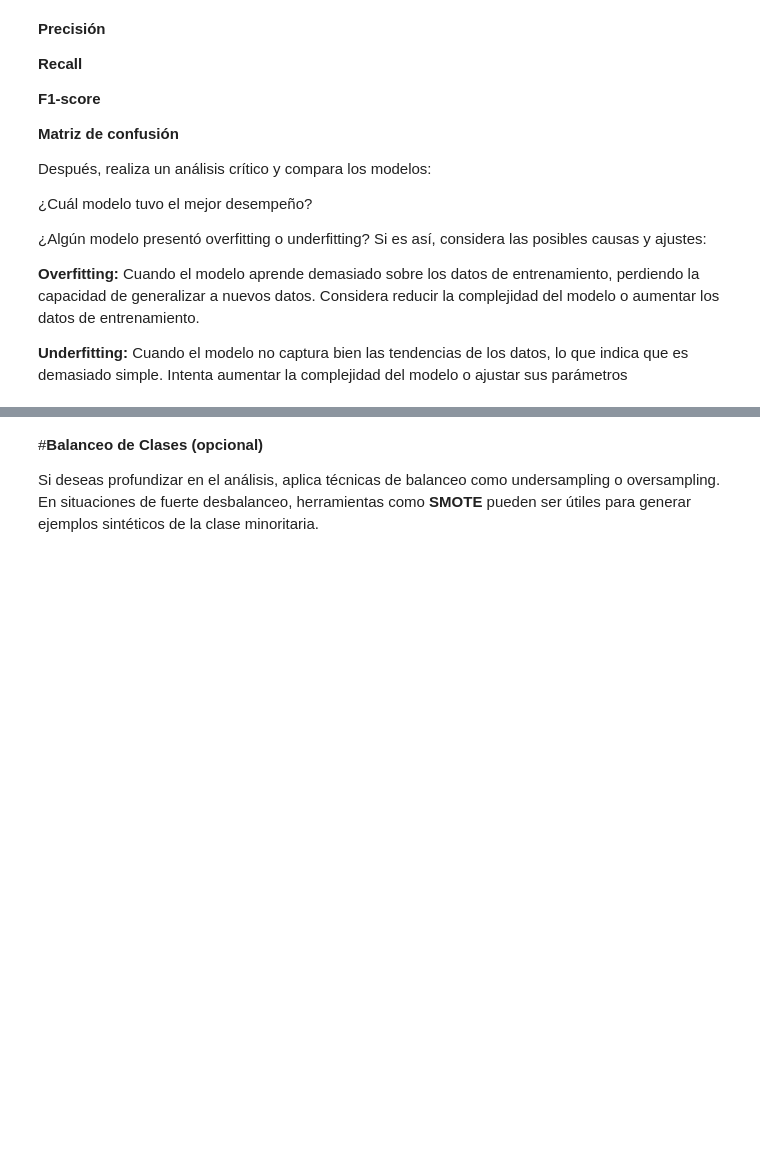
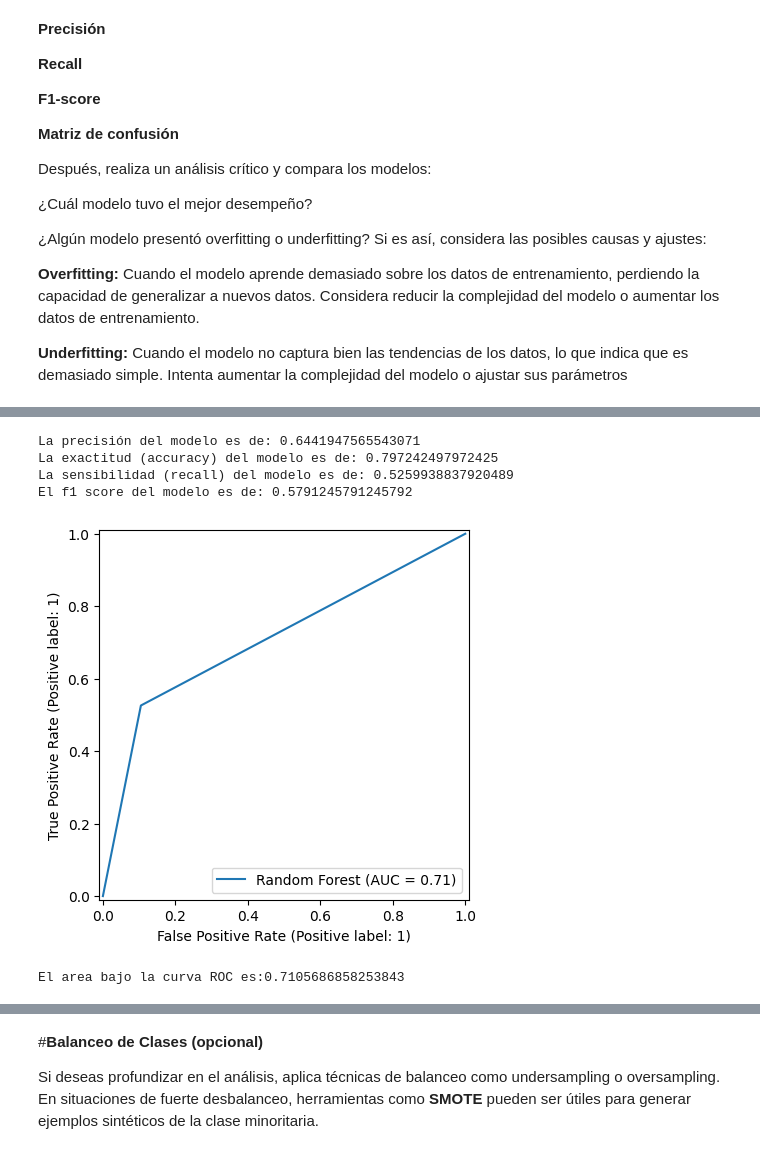
Before and after one commit to Ivan8Garcia/challenge-data-science, a Jupyter notebook: TelecomX_Parte2.ipynb, the cells around one changed output, grey strips where cells are left out. Cells and saved outputs as stored; diff of their text form; code cells hidden in the pictures; blank space fills up the shorter version.

```diff
--- a/TelecomX_Parte2.ipynb
+++ b/TelecomX_Parte2.ipynb
@@ -700,0 +703,10 @@ visualizacion.plot();
+# %%
+print(f'La precisión del modelo es de: {precision_score(y_val,y_previsto)}')
+print(f'La exactitud (accuracy) del modelo es de: {accuracy_score(y_val,y_previsto)}')
+print(f'La sensibilidad (recall) del modelo es de: {recall_score(y_val,y_previsto)}')
+print(f'El f1 score del modelo es de: {f1_score(y_val,y_previsto)}')
+# %% [output]
+La precisión del modelo es de: 0.6441947565543071
+La exactitud (accuracy) del modelo es de: 0.797242497972425
+La sensibilidad (recall) del modelo es de: 0.5259938837920489
+El f1 score del modelo es de: 0.5791245791245792
@@ -700,0 +715,9 @@ visualizacion.plot();
+# %%
+RocCurveDisplay.from_predictions(y_val,y_previsto,name="Random Forest");
+# %% [output]
+[figure, added]
+# %%
+from sklearn.metrics import roc_auc_score
+print(f'El area bajo la curva ROC es:{roc_auc_score(y_val,y_previsto)}')
+# %% [output]
+El area bajo la curva ROC es:0.7105686858253843
```
Also changed, not shown: parts of 21 cells of this notebook.
